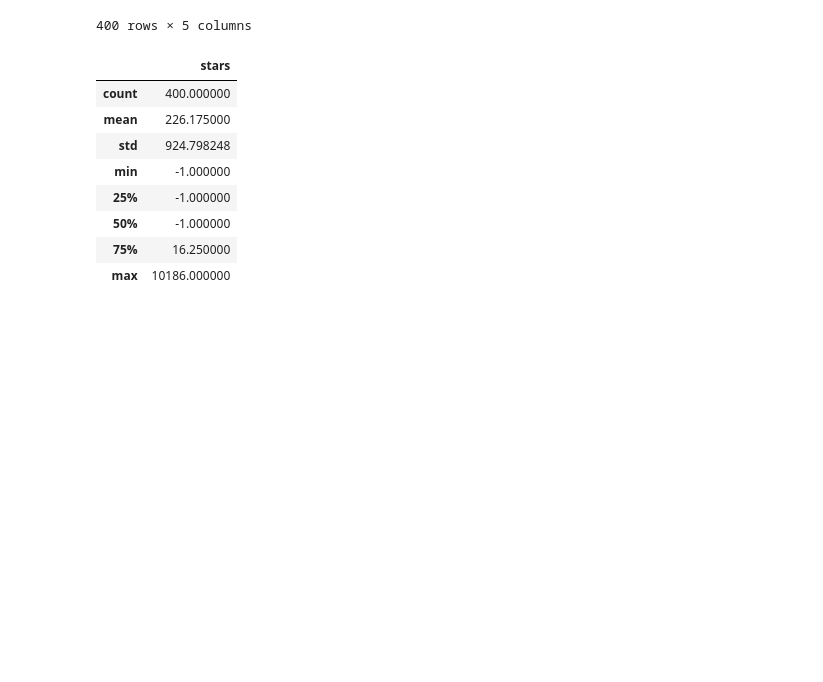
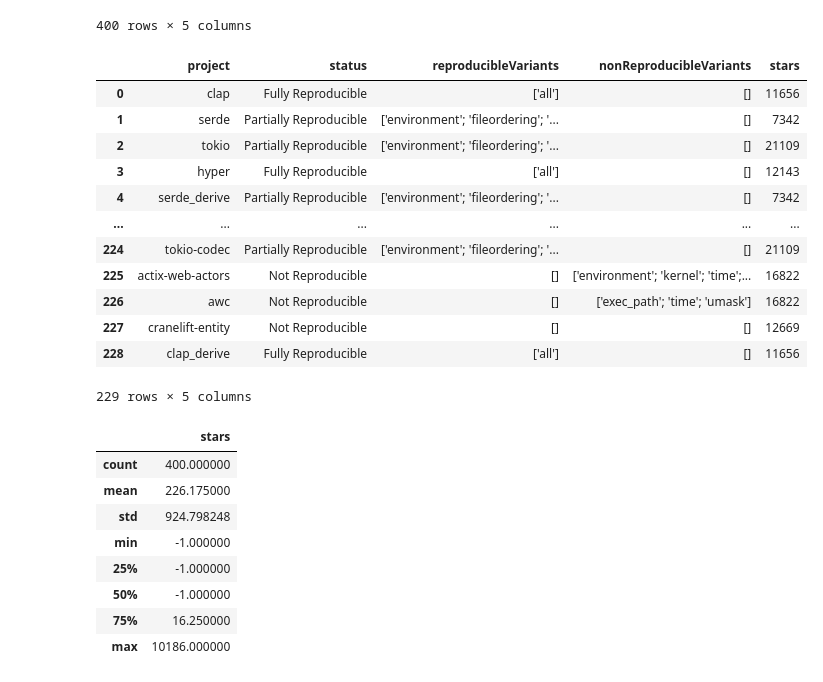
Before and after one commit to DEVSOG12/mavenRepoTest, a Jupyter notebook: analyzingData/index.ipynb, the cells around one changed output. Drawn from its saved outputs; the diff is of its cells as text; code cells hidden in the pictures; blank space fills up the shorter version.

```diff
--- a/analyzingData/index.ipynb
+++ b/analyzingData/index.ipynb
@@ -77,6 +79,22 @@ goDataframe.head(400)
 | 398 | github.com/inconshreveable/log15 | Not Reproducible | [] | ['environment'; 'build_path'; 'us... | 1083 |
 | 399 | github.com/xlab/treeprint | Fully Reproducible | ['all'] | [] | 348 |
 400 rows × 5 columns
+# %%
+cargoDf.head(400)
+# %% [output]
+|  | project | status | reproducibleVariants | nonReproducibleVariants | stars |
+| 0 | clap | Fully Reproducible | ['all'] | [] | 11656 |
+| 1 | serde | Partially Reproducible | ['environment'; 'fileordering'; '... | [] | 7342 |
+| 2 | tokio | Partially Reproducible | ['environment'; 'fileordering'; '... | [] | 21109 |
+| 3 | hyper | Fully Reproducible | ['all'] | [] | 12143 |
+| 4 | serde_derive | Partially Reproducible | ['environment'; 'fileordering'; '... | [] | 7342 |
+| ... | ... | ... | ... | ... | ... |
+| 224 | tokio-codec | Partially Reproducible | ['environment'; 'fileordering'; '... | [] | 21109 |
+| 225 | actix-web-actors | Not Reproducible | [] | ['environment'; 'kernel'; 'time';... | 16822 |
+| 226 | awc | Not Reproducible | [] | ['exec_path'; 'time'; 'umask'] | 16822 |
+| 227 | cranelift-entity | Not Reproducible | [] | [] | 12669 |
+| 228 | clap_derive | Fully Reproducible | ['all'] | [] | 11656 |
+229 rows × 5 columns
 # %%
 dataframe.describe()
 # %% [output]
```
Also changed, not shown: parts of 10 cells of this notebook, 9 other files.
